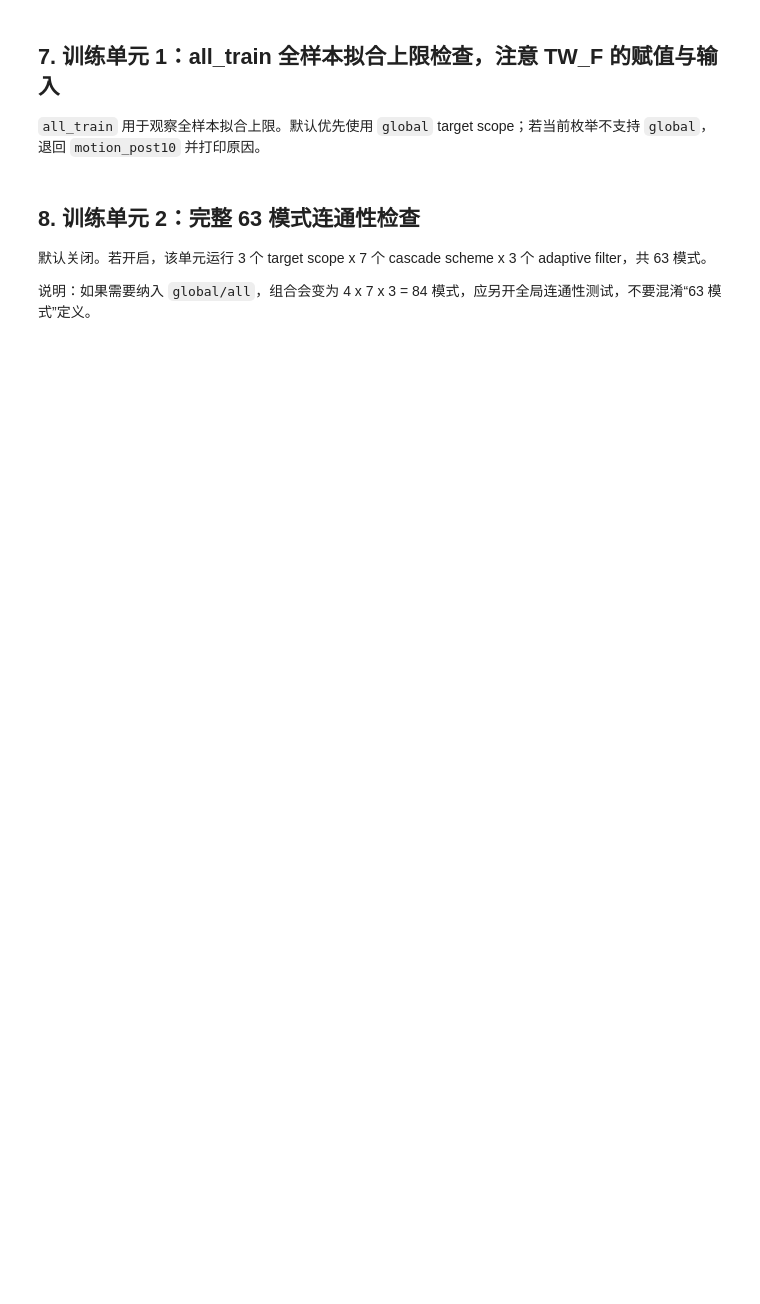
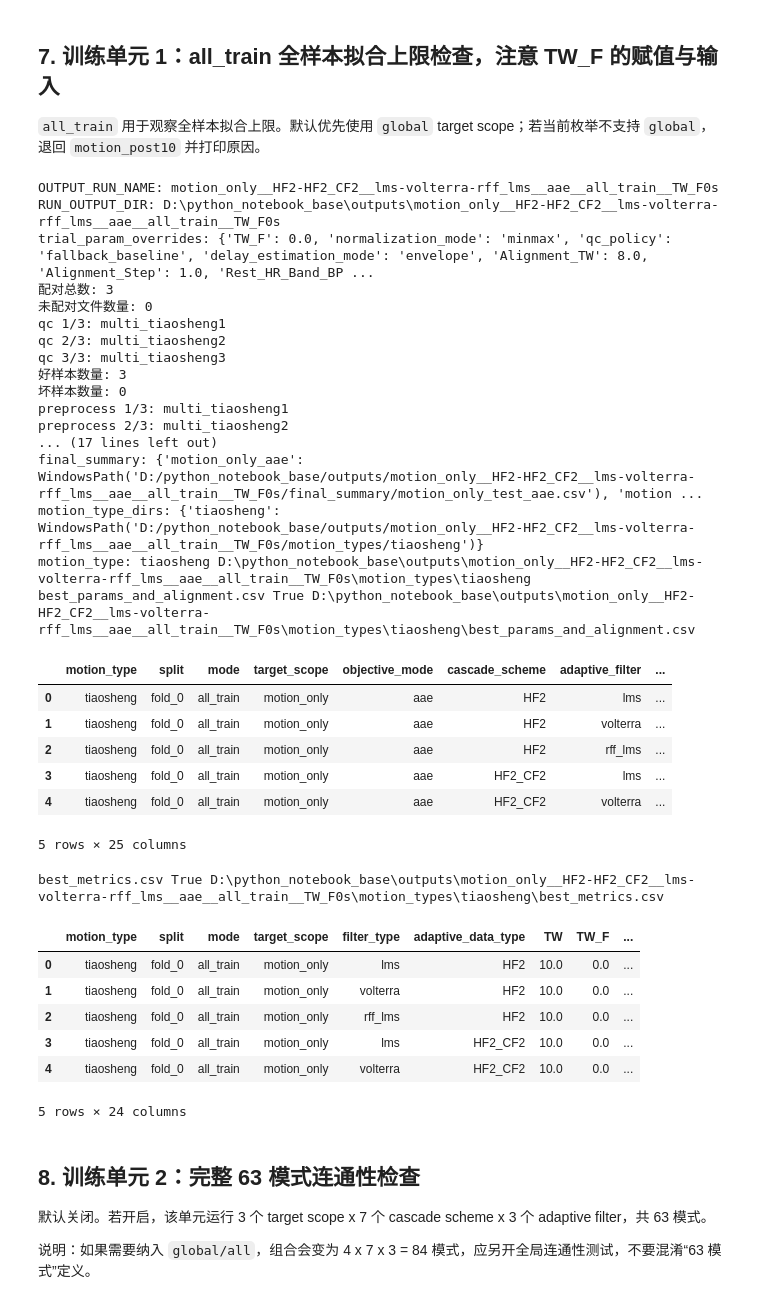
Before and after one commit to Scp-918/python_notebook_base3, a Jupyter notebook: notebooks/run_batch_adaptive_protocol.ipynb, the cells around one changed output. Drawn from its saved outputs; the diff is of its cells as text; code cells hidden in the pictures; blank space fills up the shorter version.

```diff
--- a/notebooks/run_batch_adaptive_protocol.ipynb
+++ b/notebooks/run_batch_adaptive_protocol.ipynb
@@ -653,44 +711,81 @@ for image_path in raw_ppg_dual_axis_paths.values():
 # 输出：result_all_train；后续第 9/10/11/12 块默认会优先读取这个结果对象。
 # 数据流向：训练结果写入 RUN_OUTPUT_DIR 下的新 run 目录，每个运动类型会有 Stage-6 CSV/JSON 文件。
 # 使用范例：小规模检查保持 ACC3+lms+n_trials=1；正式实验可增加 n_trials/n_repeats 或扩展组合。
 # 关键参数：ACTIVE_TARGET_SCOPES 控制评估窗口范围；CASCADE_TRAIN_BUDGETS 控制 Optuna 搜索预算。
+TW_F=0
+target_scope_values = [item.value for item in TargetScope]
+# if "global" in target_scope_values:
+#     ACTIVE_TARGET_SCOPES = ["global"]
+# else:
+#     ACTIVE_TARGET_SCOPES = ["motion_post10"]
+#     print("TargetScope 不包含 global，保留 motion_post10 作为 all_train 上限检查。")
+ACTIVE_TARGET_SCOPES = ["motion_only"]
 
-target_scope_values = [item.value for item in TargetScope]
-if "global" in target_scope_values:
-    ACTIVE_TARGET_SCOPES = ["global"]
-else:
-    ACTIVE_TARGET_SCOPES = ["motion_post10"]
-    print("TargetScope 不包含 global，保留 motion_post10 作为 all_train 上限检查。")
-
-ACTIVE_CASCADE_SCHEMES = ["ACC3"]
-ACTIVE_ADAPTIVE_FILTERS = ["lms"]
-CASCADE_TRAIN_BUDGETS = {"ACC3": {"n_trials": 1, "n_repeats": 1}}
-OPTIMIZATION_OBJECTIVE = "accuracy"
+ACTIVE_CASCADE_SCHEMES = ["HF2","HF2_CF2"]
+ACTIVE_ADAPTIVE_FILTERS = ["lms","volterra","rff_lms"]
+CASCADE_TRAIN_BUDGETS = {
+    "HF2": {"n_trials": 1, "n_repeats": 1},
+    "HF2_CF2": {"n_trials": 1, "n_repeats": 1},
+    }
+OPTIMIZATION_OBJECTIVE = "aae"
 DATA_SPLIT_MODE = "all_train"
 VAL_GROUPS_PER_TYPE = 1
 TEST_GROUPS_PER_TYPE = 1
 
 result_all_train = run_training_cell(
     active_target_scopes=ACTIVE_TARGET_SCOPES,
     active_cascade_schemes=ACTIVE_CASCADE_SCHEMES,
     active_adaptive_filters=ACTIVE_ADAPTIVE_FILTERS,
     cascade_train_budgets=CASCADE_TRAIN_BUDGETS,
     optimization_objective=OPTIMIZATION_OBJECTIVE,
     data_split_mode=DATA_SPLIT_MODE,
     val_groups_per_type=VAL_GROUPS_PER_TYPE,
     test_groups_per_type=TEST_GROUPS_PER_TYPE,
     tw_f=TW_F,
     normalization_mode=NORMALIZATION_MODE,
     qc_policy=QC_POLICY,
 )
 
 for motion_type, motion_dir in result_all_train.motion_type_dirs.items():
     print("motion_type:", motion_type, motion_dir)
     for name in ["best_params_and_alignment.csv", "best_metrics.csv"]:
         path = motion_dir / name
         print(name, path.exists(), path)
         if path.exists():
             display(pd.read_csv(path).head())
+# %% [output]
+OUTPUT_RUN_NAME: motion_only__HF2-HF2_CF2__lms-volterra-rff_lms__aae__all_train__TW_F0s
+RUN_OUTPUT_DIR: D:\python_notebook_base\outputs\motion_only__HF2-HF2_CF2__lms-volterra-rff_lms__aae__all_train__TW_F0s
+trial_param_overrides: {'TW_F': 0.0, 'normalization_mode': 'minmax', 'qc_policy': 'fallback_baseline', 'delay_estimation_mode': 'envelope', 'Alignment_TW': 8.0, 'Alignment_Step': 1.0, 'Rest_HR_Band_BP ...
+配对总数: 3
+未配对文件数量: 0
+qc 1/3: multi_tiaosheng1
+qc 2/3: multi_tiaosheng2
+qc 3/3: multi_tiaosheng3
+好样本数量: 3
+坏样本数量: 0
+preprocess 1/3: multi_tiaosheng1
+preprocess 2/3: multi_tiaosheng2
+... (17 lines left out)
+final_summary: {'motion_only_aae': WindowsPath('D:/python_notebook_base/outputs/motion_only__HF2-HF2_CF2__lms-volterra-rff_lms__aae__all_train__TW_F0s/final_summary/motion_only_test_aae.csv'), 'motion ...
+motion_type_dirs: {'tiaosheng': WindowsPath('D:/python_notebook_base/outputs/motion_only__HF2-HF2_CF2__lms-volterra-rff_lms__aae__all_train__TW_F0s/motion_types/tiaosheng')}
+motion_type: tiaosheng D:\python_notebook_base\outputs\motion_only__HF2-HF2_CF2__lms-volterra-rff_lms__aae__all_train__TW_F0s\motion_types\tiaosheng
+best_params_and_alignment.csv True D:\python_notebook_base\outputs\motion_only__HF2-HF2_CF2__lms-volterra-rff_lms__aae__all_train__TW_F0s\motion_types\tiaosheng\best_params_and_alignment.csv
+|  | motion_type | split | mode | target_scope | objective_mode | cascade_scheme | adaptive_filter | ... |
+| 0 | tiaosheng | fold_0 | all_train | motion_only | aae | HF2 | lms | ... |
+| 1 | tiaosheng | fold_0 | all_train | motion_only | aae | HF2 | volterra | ... |
+| 2 | tiaosheng | fold_0 | all_train | motion_only | aae | HF2 | rff_lms | ... |
+| 3 | tiaosheng | fold_0 | all_train | motion_only | aae | HF2_CF2 | lms | ... |
+| 4 | tiaosheng | fold_0 | all_train | motion_only | aae | HF2_CF2 | volterra | ... |
+5 rows × 25 columns
+best_metrics.csv True D:\python_notebook_base\outputs\motion_only__HF2-HF2_CF2__lms-volterra-rff_lms__aae__all_train__TW_F0s\motion_types\tiaosheng\best_metrics.csv
+|  | motion_type | split | mode | target_scope | filter_type | adaptive_data_type | TW | TW_F | ... |
+| 0 | tiaosheng | fold_0 | all_train | motion_only | lms | HF2 | 10.0 | 0.0 | ... |
+| 1 | tiaosheng | fold_0 | all_train | motion_only | volterra | HF2 | 10.0 | 0.0 | ... |
+| 2 | tiaosheng | fold_0 | all_train | motion_only | rff_lms | HF2 | 10.0 | 0.0 | ... |
+| 3 | tiaosheng | fold_0 | all_train | motion_only | lms | HF2_CF2 | 10.0 | 0.0 | ... |
+| 4 | tiaosheng | fold_0 | all_train | motion_only | volterra | HF2_CF2 | 10.0 | 0.0 | ... |
+5 rows × 24 columns
 # %% [markdown]
 ## 8. 训练单元 2：完整 63 模式连通性检查
 
```
Also changed, not shown: parts of 15 cells of this notebook, 1 other file.
